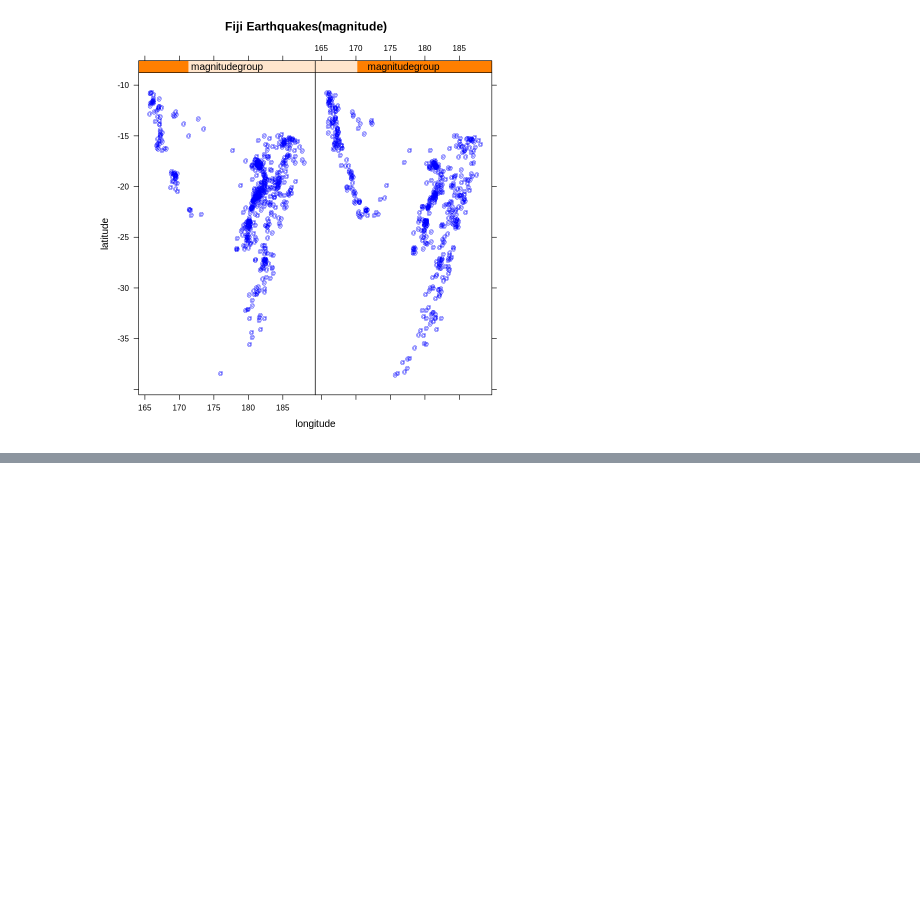
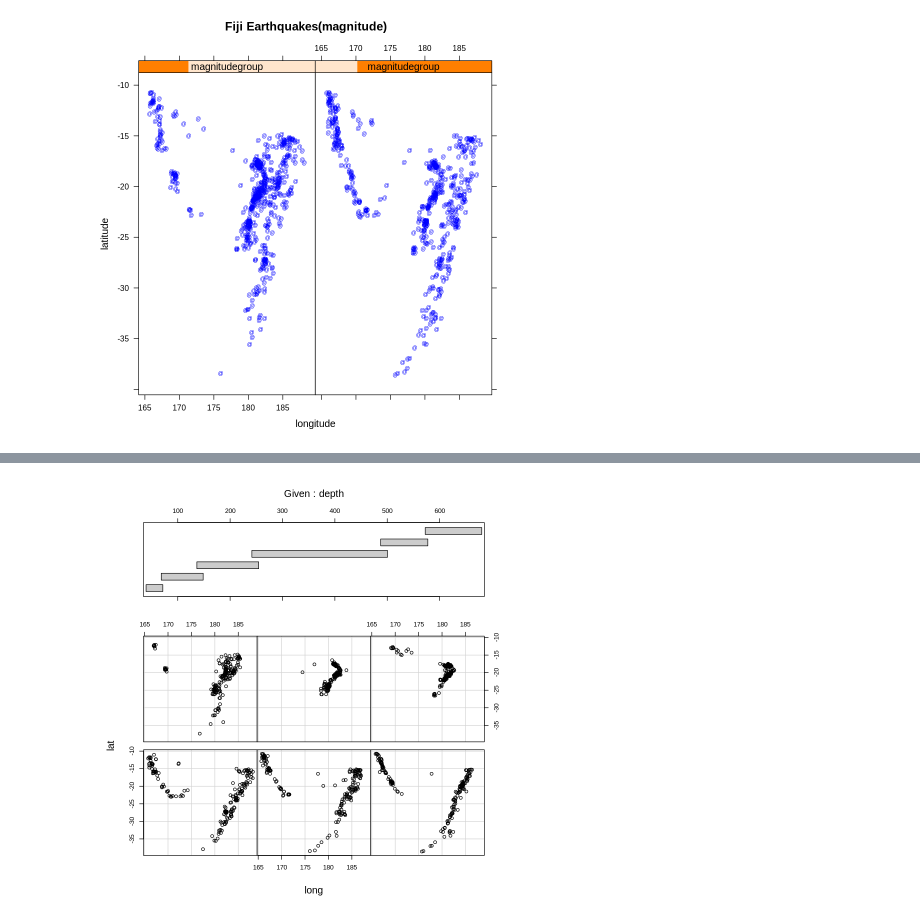
Before and after one commit to gyujin0450/RPRG_PartII, a Jupyter notebook: p233_격자형기법시각화.ipynb, the cells around one changed output, grey strips where cells are left out. Saved outputs shown, nothing was run; the diff lists cells and outputs as text; code cells hidden in the pictures; blank space fills up the shorter version.

```diff
--- a/p233_격자형기법시각화.ipynb
+++ b/p233_격자형기법시각화.ipynb
@@ -459,0 +460,5 @@ str(convert)
+# %%
+# 조건의 구간 막대가 0.1 단위로 겹쳐 범주화
+coplot(lat ~ long | depth, data = quakes, overlap = 0.1)
+# %% [output]
+[figure, added]
```
Also changed, not shown: parts of 13 cells of this notebook.
